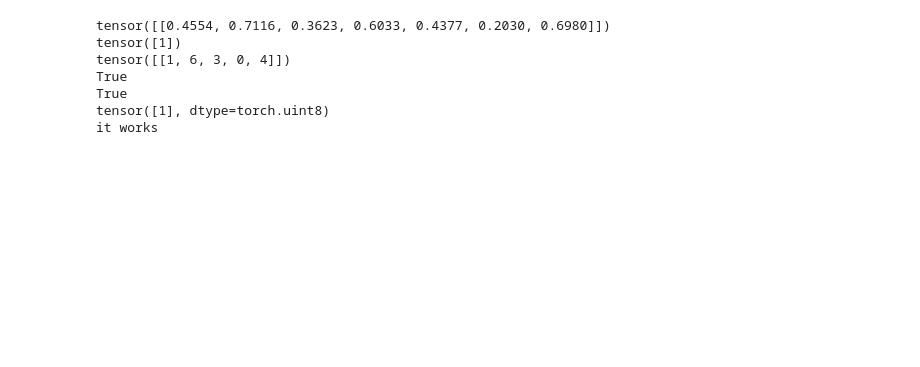
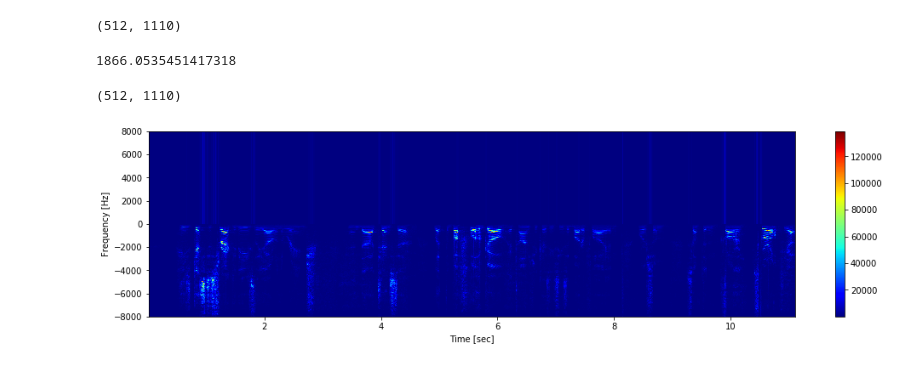
Before and after one commit to v-iashin/VoxCeleb, a Jupyter notebook: dev.ipynb, the cells around one changed output. Drawn from its saved outputs; the diff is of its cells as text; code cells hidden in the pictures; blank space fills up the shorter version.

```diff
--- a/dev.ipynb
+++ b/dev.ipynb
@@ -50,23 +22,45 @@ import matplotlib.pyplot as plt
-# %%
-C = 7 # 1251
-SIZE = (1, C)
-probs = torch.rand(SIZE) # net(spec)
-label = torch.randint(C, size=(1,)).type(torch.LongTensor)
-pred_top5 = probs.topk(5)[1]
-pred_top1 = probs.topk(1)[1]
-print(probs)
-print(label)
-print(pred_top5)
-print(label in pred_top5.view(5))
-print(label in pred_top1.view(1))
-print(label == pred_top5.view(5)[0])
-if label == pred_top5.view(5)[0]:
-    print('it works')
-# %% [output]
-tensor([[0.4554, 0.7116, 0.3623, 0.6033, 0.4377, 0.2030, 0.6980]])
-tensor([1])
-tensor([[1, 6, 3, 0, 4]])
-True
-True
-tensor([1], dtype=torch.uint8)
-it works
+# %%
+audio_path = 'Y8hIVOBuels_0000002.wav'
+# read
+rate, samples = wavfile.read(audio_path)
+
+## parameters
+window = 'hamming'
+# window width and step size
+Tw = 25
+Ts = 10
+# frame duration (samples)
+Nw = int(rate * Tw * 1e-3)
+# overlapped duration (samples)
+# 2 ** to the next pow of 2
+Ns = int(rate * (Tw - Ts) * 1e-3)
+nfft = 2 ** (Nw - 1).bit_length()
+pre_emphasis = 0.97
+
+# preemphasis filtering
+samples = np.append(samples[0], samples[1:] - pre_emphasis * samples[:-1])
+
+# spectogram
+frequencies, times, spectrogram = signal.spectrogram(samples, rate, window, Nw, Ns, nfft,
+                                mode='magnitude', return_onesided=False)
+
+spectrogram*=1600
+
+print(spectrogram.shape)
+# %% [output]
+(512, 1110)
+# %%
+spectrogram[256:, :].mean()
+# %% [output]
+1866.0535451417318
+# %%
+plt.figure(figsize=(17, 4))
+plt.pcolormesh(times, frequencies, spectrogram, cmap=plt.cm.jet)
+plt.ylabel('Frequency [Hz]')
+plt.xlabel('Time [sec]')
+plt.colorbar()
+print(spectrogram.shape)
+plt.show()
+# %% [output]
+(512, 1110)
+[figure, added]
```
Also changed, not shown: parts of 8 cells of this notebook, 3 other files.
